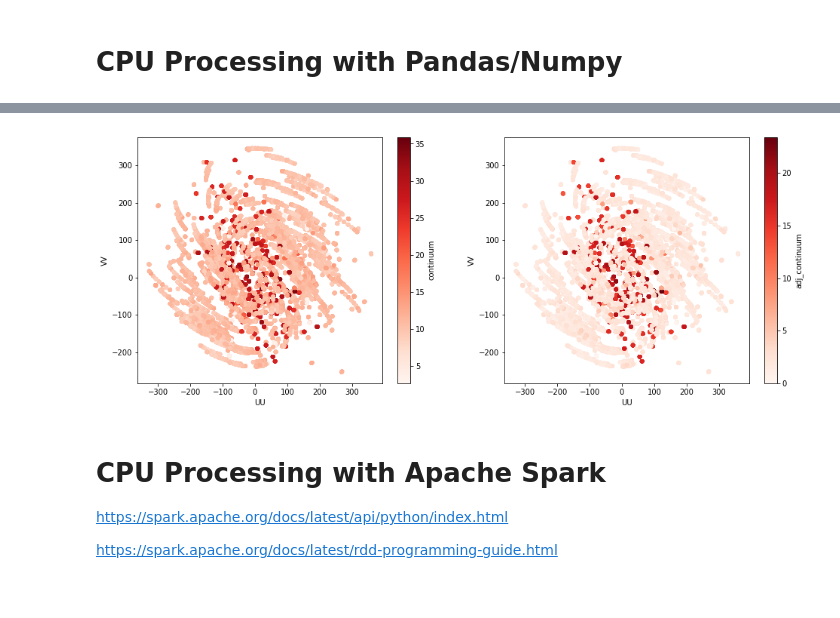
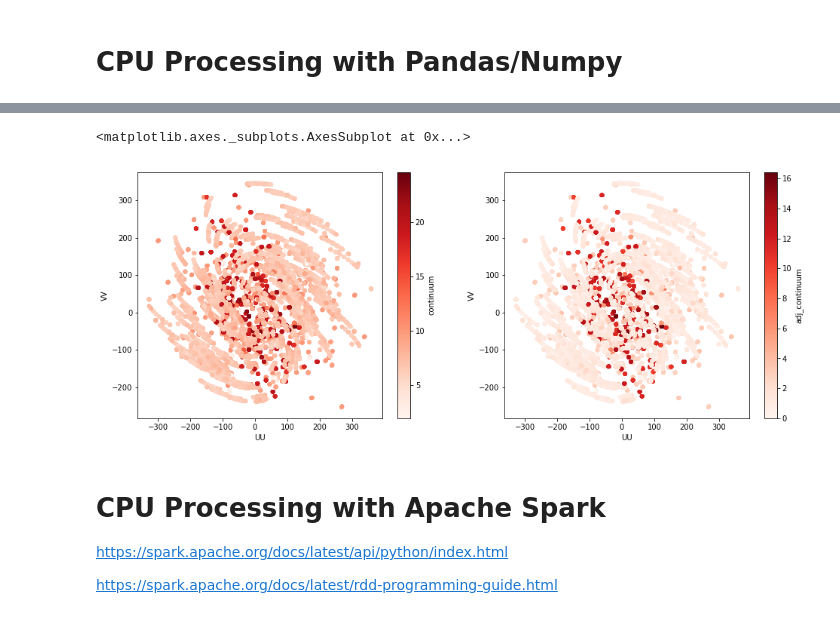
Before and after one commit to ryanraba/casa6, a Jupyter notebook: casa7experiments.ipynb, the cells around one changed output, grey strips where cells are left out. Saved outputs shown, nothing was run; the diff lists cells and outputs as text; code cells hidden in the pictures.

```diff
--- a/casa7experiments.ipynb
+++ b/casa7experiments.ipynb
@@ -146,20 +148,20 @@ pdf = pd.read_hdf(prefix+'.h5', key='mdf')
 # 6. return U,V,Mag for display
 # note that variables ending in df are dataframes, otherwise they are numpy arrays
 
-# retrieve the visibility data columns
-d0 = pdf.columns.values[pdf.columns.str.startswith('DATA0_')]
-d1 = pdf.columns.values[pdf.columns.str.startswith('DATA1_')]
+# retrieve the visibility and flag columns
+f0 = list(pdf.columns.values[pdf.columns.str.startswith('FLAG0_')])
+f1 = list(pdf.columns.values[pdf.columns.str.startswith('FLAG1_')])
+d0 = list(pdf.columns.values[pdf.columns.str.startswith('DATA0_')])
+d1 = list(pdf.columns.values[pdf.columns.str.startswith('DATA1_')])
 
-# 1. apply flags (the flags need to be decoded from a string first)
-flags0 = np.apply_along_axis(lambda row: np.frombuffer(b64d(row[0].encode()), dtype=np.bool), 1, pdf['FLAG0'].values.reshape(-1,1))
-flags1 = np.apply_along_axis(lambda row: np.frombuffer(b64d(row[0].encode()), dtype=np.bool), 1, pdf['FLAG1'].values.reshape(-1,1))
-vis0 = np.ma.masked_array(pdf[d0].values, flags0)
-vis1 = np.ma.masked_array(pdf[d0].values, flags1)
+# 1. apply flags (sets flagged data cells to nan)
+pdf[d0] = pdf[d0].mask(pdf[f0].values)
+pdf[d1] = pdf[d1].mask(pdf[f1].values)
 
 # 2. average cross products
-vis = (vis0 + vis1)/2
+vis = (pdf[d0].values + pdf[d1].values)/2
 chans = [str(ii) for ii in range(vis.shape[1])]
-pdf = pdf.join(pd.DataFrame(vis, columns=chans)).drop(columns=list(d0)+list(d1))
+pdf = pdf.join(pd.DataFrame(vis, columns=chans)).drop(columns=f0+f1+d0+d1)
 
 # 3. find the mean magnitude of each channel over time per antenna baseline
 pdf[chans] = pdf[chans].abs()
@@ -185,6 +187,4 @@ from matplotlib import cm
 fig, axes = plt.subplots(1,2, figsize=(16,6))
 pdf.plot(x='UU', y='VV', c='continuum', kind='scatter', cmap=cm.get_cmap('Reds'), ax=axes[0], )
 pdf.plot(x='UU', y='VV', c='adj_continuum', kind='scatter', cmap=cm.get_cmap('Reds'), ax=axes[1])
-
-del pdf, vis, adjusted_vis, vis0, vis1, flags0, flags1, base_mean
 # %% [output]
@@ -192,4 +192,5 @@ pandas elapsed time (s):  61.77055644989014
+<matplotlib.axes._subplots.AxesSubplot at 0x...>
-[figure, old version]
+[figure, new version]
 # %% [markdown]
 #  CPU Processing with Apache Spark
 https://spark.apache.org/docs/latest/api/python/index.html
```
Also changed, not shown: parts of 7 cells of this notebook.
